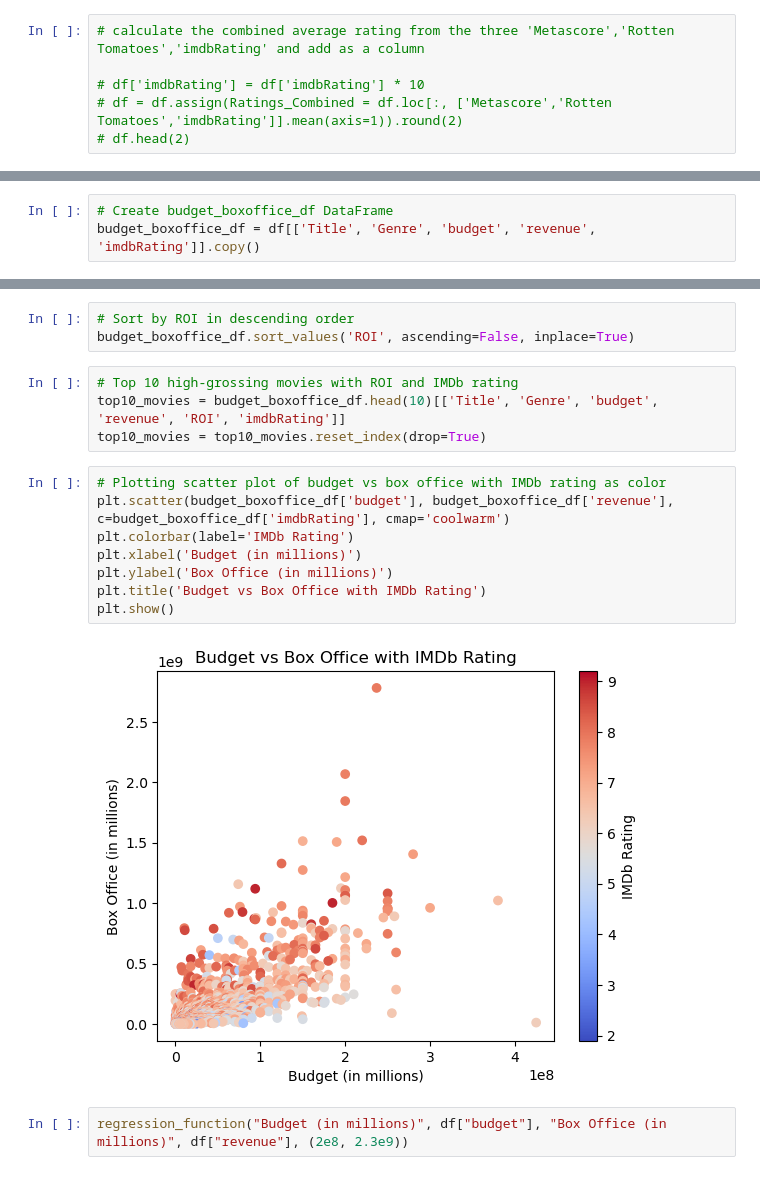
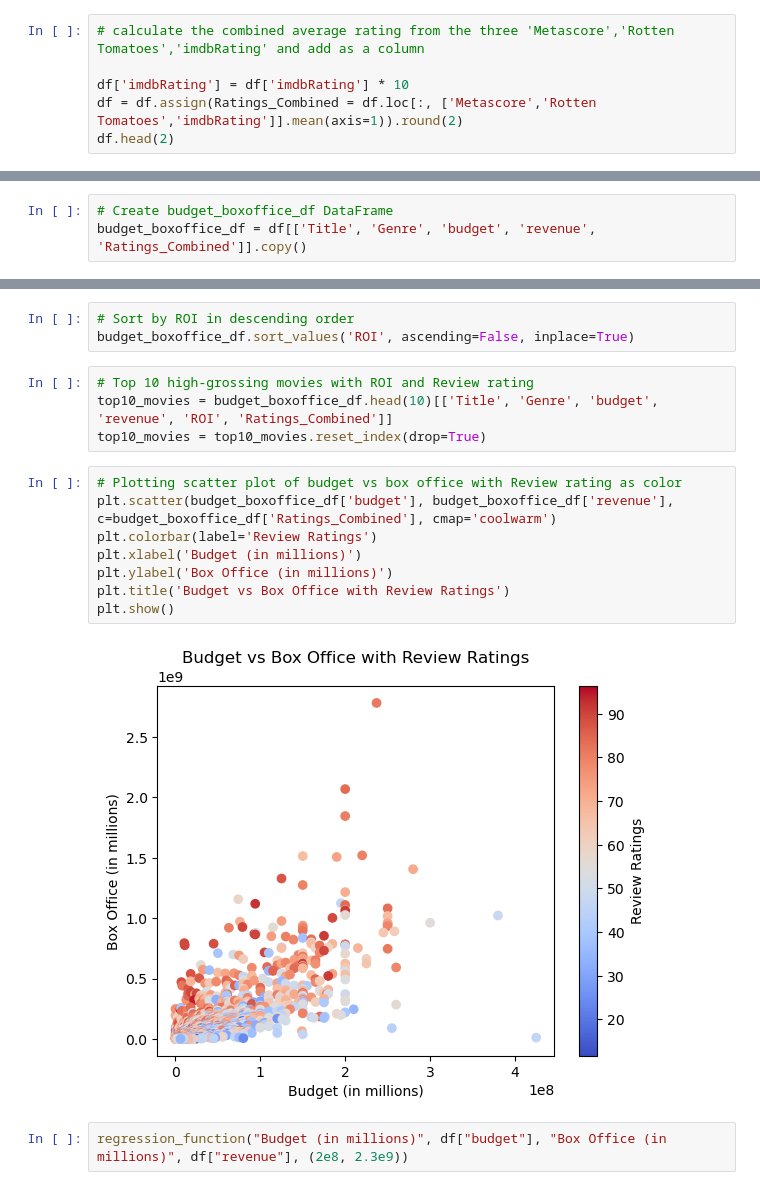
Before and after one commit to PurnimaPathak44/Project-1, a Jupyter notebook: Main Movie Folder/movie_main.ipynb, the cells around one changed output, grey strips where cells are left out. Saved outputs shown, nothing was run; the diff lists cells and outputs as text.

Commit message:
Created new column for Ratings_Combined and changed imdb rating to that

```diff
--- a/Main Movie Folder/movie_main.ipynb
+++ b/Main Movie Folder/movie_main.ipynb
@@ -42,6 +42,6 @@ df = pd.merge(df, TMBD_df[['imdbID', 'revenue', 'profit', 'popularity']], on="im
 # %%
 # calculate the combined average rating from the three 'Metascore','Rotten Tomatoes','imdbRating' and add as a column
 
-# df['imdbRating'] = df['imdbRating'] * 10
-# df = df.assign(Ratings_Combined = df.loc[:, ['Metascore','Rotten Tomatoes','imdbRating']].mean(axis=1)).round(2)
-# df.head(2)
+df['imdbRating'] = df['imdbRating'] * 10
+df = df.assign(Ratings_Combined = df.loc[:, ['Metascore','Rotten Tomatoes','imdbRating']].mean(axis=1)).round(2)
+df.head(2)
@@ -146,7 +151,7 @@ def oscars_vs_non_comparison(df, column_name):
     plt.tight_layout()
 # %%
 # Create budget_boxoffice_df DataFrame
-budget_boxoffice_df = df[['Title', 'Genre', 'budget', 'revenue', 'imdbRating']].copy()
+budget_boxoffice_df = df[['Title', 'Genre', 'budget', 'revenue', 'Ratings_Combined']].copy()
 # %%
 # Calculate return on investment (ROI) as percentage using
 budget_boxoffice_df.loc[:, 'ROI'] = ((budget_boxoffice_df['revenue'] - budget_boxoffice_df['budget']) / budget_boxoffice_df['budget']) * 100
@@ -154,19 +159,19 @@ budget_boxoffice_df.loc[:, 'ROI'] = ((budget_boxoffice_df['revenue'] - budget_bo
 # Sort by ROI in descending order
 budget_boxoffice_df.sort_values('ROI', ascending=False, inplace=True)
 # %%
-# Top 10 high-grossing movies with ROI and IMDb rating
-top10_movies = budget_boxoffice_df.head(10)[['Title', 'Genre', 'budget', 'revenue', 'ROI', 'imdbRating']]
+# Top 10 high-grossing movies with ROI and Review rating
+top10_movies = budget_boxoffice_df.head(10)[['Title', 'Genre', 'budget', 'revenue', 'ROI', 'Ratings_Combined']]
 top10_movies = top10_movies.reset_index(drop=True)
 # %%
-# Plotting scatter plot of budget vs box office with IMDb rating as color
-plt.scatter(budget_boxoffice_df['budget'], budget_boxoffice_df['revenue'], c=budget_boxoffice_df['imdbRating'], cmap='coolwarm')
-plt.colorbar(label='IMDb Rating')
+# Plotting scatter plot of budget vs box office with Review rating as color
+plt.scatter(budget_boxoffice_df['budget'], budget_boxoffice_df['revenue'], c=budget_boxoffice_df['Ratings_Combined'], cmap='coolwarm')
+plt.colorbar(label='Review Ratings')
 plt.xlabel('Budget (in millions)')
 plt.ylabel('Box Office (in millions)')
-plt.title('Budget vs Box Office with IMDb Rating')
+plt.title('Budget vs Box Office with Review Ratings')
 plt.show()
 # %% [output]
-[figure, old version]
+[figure, new version]
 # %%
 regression_function("Budget (in millions)", df["budget"], "Box Office (in millions)", df["revenue"], (2e8, 2.3e9))
 # %% [output]
```
Also changed, not shown: parts of 11 cells of this notebook.
